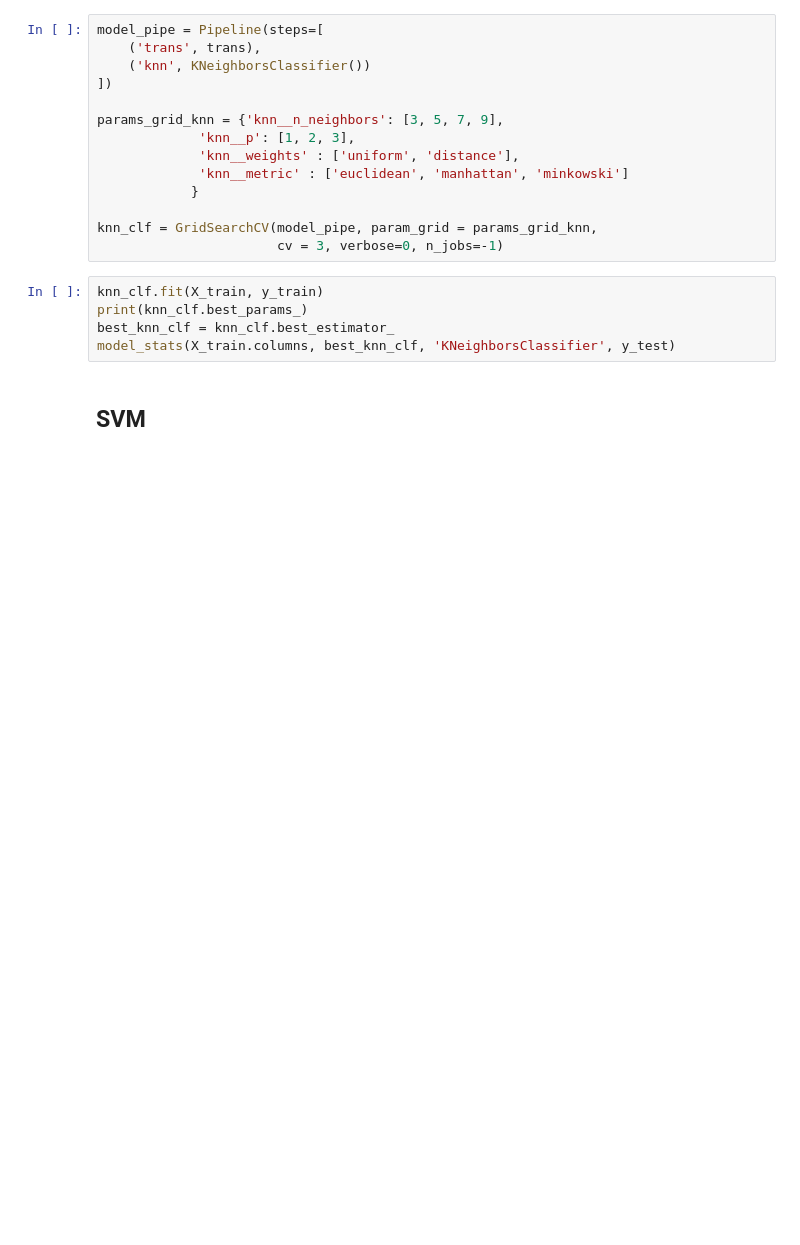
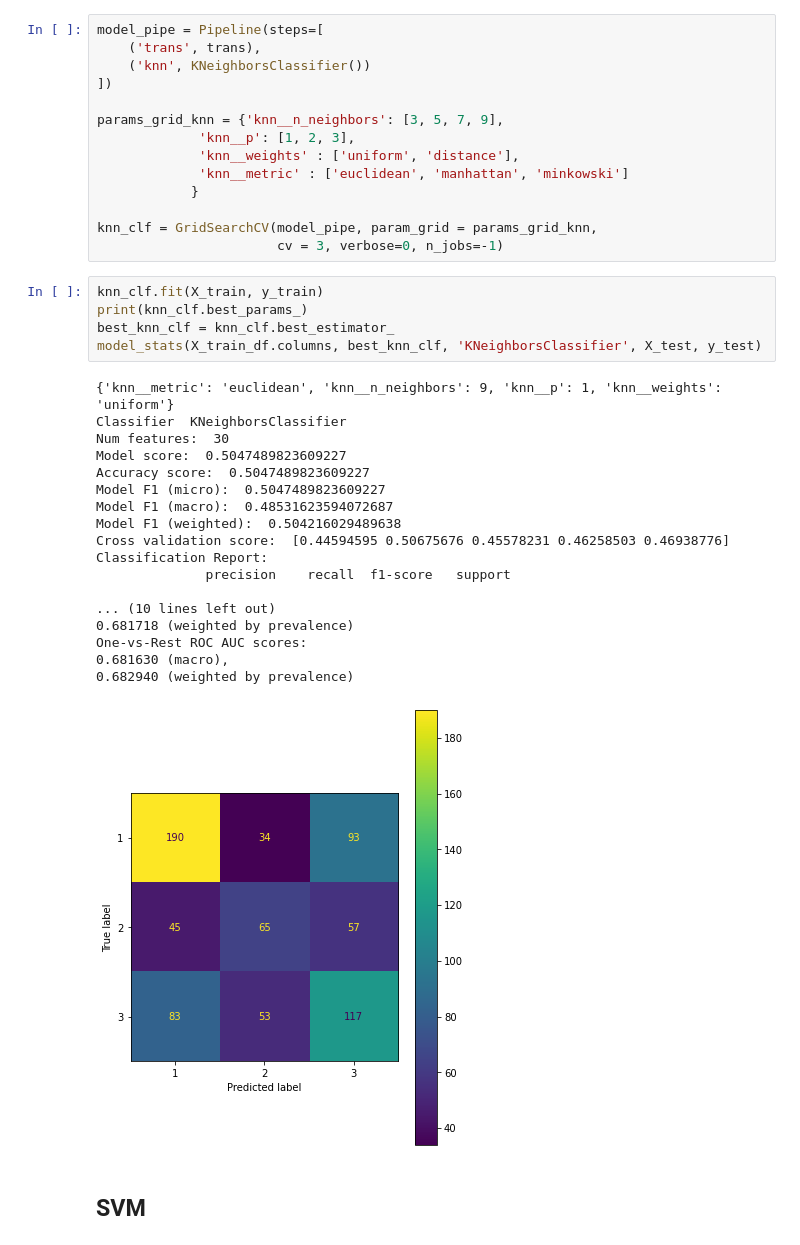
Before and after one commit to mike-flanagan/contraceptive-use-in-indonesia, a Jupyter notebook: WAX_prediction.ipynb, the cells around one changed output. Cells and saved outputs as stored; diff of their text form; blank space fills up the shorter version.

```diff
--- a/WAX_prediction.ipynb
+++ b/WAX_prediction.ipynb
@@ -306,8 +318,27 @@ knn_clf = GridSearchCV(model_pipe, param_grid = params_grid_knn,
 # %%
 knn_clf.fit(X_train, y_train)
 print(knn_clf.best_params_)
 best_knn_clf = knn_clf.best_estimator_
-model_stats(X_train.columns, best_knn_clf, 'KNeighborsClassifier', y_test)
+model_stats(X_train_df.columns, best_knn_clf, 'KNeighborsClassifier', X_test, y_test)
+# %% [output]
+{'knn__metric': 'euclidean', 'knn__n_neighbors': 9, 'knn__p': 1, 'knn__weights': 'uniform'}
+Classifier  KNeighborsClassifier
+Num features:  30
+Model score:  0.5047489823609227
+Accuracy score:  0.5047489823609227
+Model F1 (micro):  0.5047489823609227
+Model F1 (macro):  0.48531623594072687
+Model F1 (weighted):  0.504216029489638
+Cross validation score:  [0.44594595 0.50675676 0.45578231 0.46258503 0.46938776]
+Classification Report:
+              precision    recall  f1-score   support
+
+... (10 lines left out)
+0.681718 (weighted by prevalence)
+One-vs-Rest ROC AUC scores:
+0.681630 (macro),
+0.682940 (weighted by prevalence)
+[figure, added]
 # %% [markdown]
 ## SVM
 # %%
```
Also changed, not shown: parts of 34 cells of this notebook, 10 other files.
